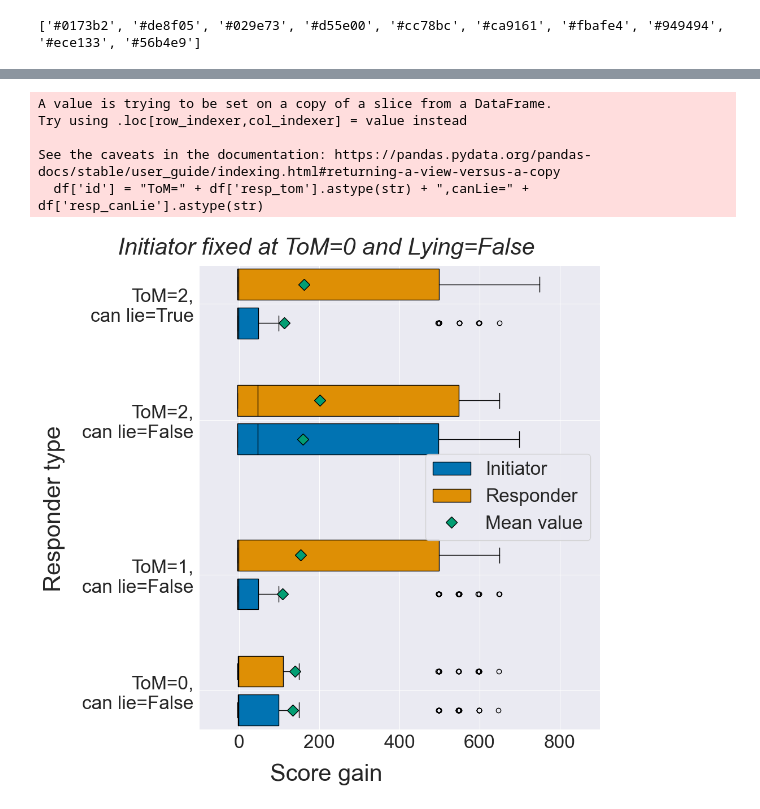
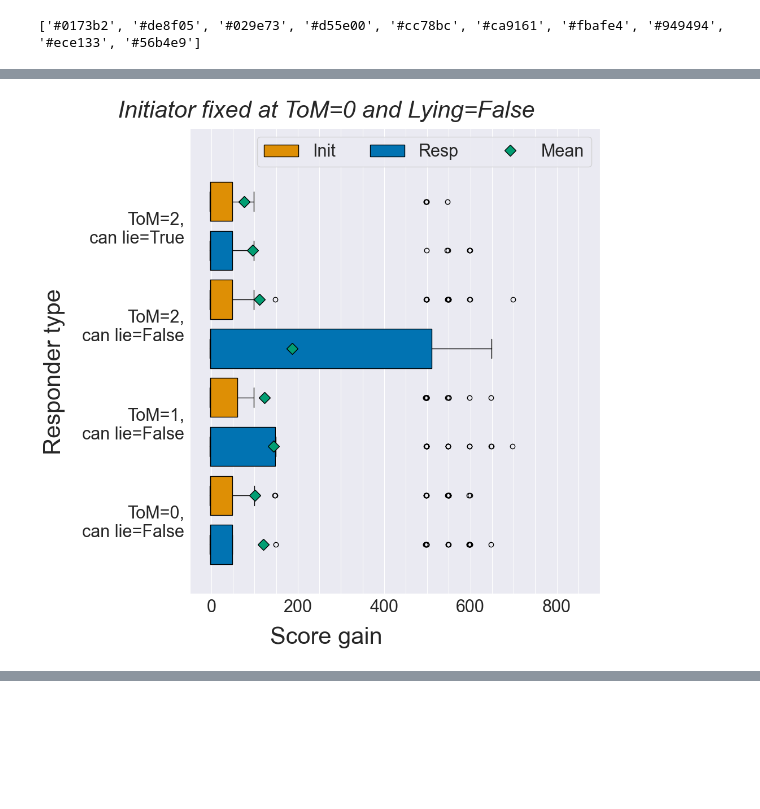
Before and after one commit to SverreBr/MasterThesis, a Jupyter notebook: py_src/visualization.ipynb, the cells around one changed output, grey strips where cells are left out. Saved outputs shown, nothing was run; the diff lists cells and outputs as text; code cells hidden in the pictures; blank space fills up the shorter version.

```diff
--- a/py_src/visualization.ipynb
+++ b/py_src/visualization.ipynb
@@ -34,6 +49,7 @@ for filename in os.listdir(directory):
 # %%
-
-av_data = data.groupby(["init_tom", "resp_tom", "init_canLie", "resp_canLie"]).mean()
+av_data = data.groupby(["init_tom", "resp_tom", "init_canSendMessages", "resp_canSendMessages", "init_canLie", "resp_canLie"]).mean()
 # data = data[data["outcome"]] only configure situations where there is a better outcome.
-data.head()
+pd.set_option('display.max_rows', None)
+print(av_data[["init_gain"]])
+# pd.reset_option('display.max_rows')
 # %% [output]
@@ -85,7 +109,7 @@ def make_box_plot(data, pos, ax):
     edge_colors = ["black", "black"]
 
     bp = ax.boxplot(data, patch_artist=True, notch=False, vert=0, showfliers=True,
-                    positions=pos, widths=bin_widths, showmeans=True, meanprops=meanpointprops)
+                    positions=pos, widths=BIN_WIDTH, showmeans=True, meanprops=meanpointprops)
 
     for element in ['whiskers', 'caps', 'medians', "boxes", 'fliers', 'means']:
         plt.setp(bp[element][0], color=edge_colors[0])
@@ -96,35 +120,41 @@ def make_box_plot(data, pos, ax):
 
     return bp
 
+
 def make_multiple_boxplots(df, y_label, title):
-    box_plot_list = []
+    plot_list = []
     for label_name in label_names:
-        box_plot_list.append([list(df[df["id"] == label_name]["init_gain"]),
-                              list(df[df["id"] == label_name]["resp_gain"])])
+        plot_list.append([list(df[df["id"] == label_name]["resp_gain"]),
+                          list(df[df["id"] == label_name]["init_gain"])])
 
     fig = plt.figure(figsize = figsize)
     ax = fig.add_subplot(111)
 
-    bp = make_box_plot(box_plot_list[0], [1,2], ax)
-    bp = make_box_plot(box_plot_list[1], [4,5], ax)
-    bp = make_box_plot(box_plot_list[2], [8,9], ax)
-    bp = make_box_plot(box_plot_list[3], [11,12], ax)
+    make_box_plot(plot_list[0], [Y_TICKS[0]-INNER_HALFSPACE, Y_TICKS[0]+INNER_HALFSPACE], ax)
+    make_box_plot(plot_list[1], [Y_TICKS[1]-INNER_HALFSPACE, Y_TICKS[1]+INNER_HALFSPACE], ax)
+    make_box_plot(plot_list[2], [Y_TICKS[2]-INNER_HALFSPACE, Y_TICKS[2]+INNER_HALFSPACE], ax)
+    bp = make_box_plot(plot_list[3], [Y_TICKS[3]-INNER_HALFSPACE, Y_TICKS[3]+INNER_HALFSPACE], ax)
 
-    ax.set_yticks([1.5, 4.5, 8.5, 11.5])
+    ax.set_yticks(Y_TICKS)
     ax.set_yticklabels(fig_label_names)
     ax.tick_params(axis='both', labelsize=TICK_SIZE)
     ax.set_xlim(left=LEFT_LIM, right=RIGHT_LIM)
-    plt.legend((bp['boxes'][0], bp['boxes'][1], bp['means'][0]), ("Initiator", "Responder", "Mean value"), fontsize=TICK_SIZE, loc="center right")
+    ax.set_ylim((None, ax.get_yticks()[-1] + 1))
+    ax.legend((bp['boxes'][1], bp['boxes'][0], bp['means'][0]), ("Init", "Resp", "Mean"), fontsize=TICK_SIZE, ncol=3, fancybox=True, loc="upper right")
+    ax.xaxis.grid(True, which="both")
+    ax.yaxis.grid(False, which="both")
+
 
     fig.supxlabel('Score gain', fontsize=LABEL_SIZE)
     fig.supylabel(y_label, x=0, fontsize=LABEL_SIZE)
     fig.suptitle(title, fontstyle='italic', fontsize=TITLE_SIZE)
     fig.tight_layout()
+    plt.minorticks_on()
 
 def make_boxplot_init(data, title):
     # https://www.geeksforgeeks.org/box-plot-in-python-using-matplotlib/
-    df = data[["resp_tom", "resp_canLie", "init_gain", "resp_gain"]]
-    df['id'] = "ToM=" + df['resp_tom'].astype(str) + ",canLie=" + df['resp_canLie'].astype(str)
+    df = data[["resp_tom", "resp_canLie", "init_gain", "resp_gain"]].copy()
+    df["id"] = df.apply(lambda x: "ToM=" + str(x['resp_tom']) + ",canLie=" + str(x['resp_canLie']), axis=1)
     df = df[["id", "init_gain", "resp_gain"]]
 
     make_multiple_boxplots(df, "Responder type", title)
@@ -139,0 +181,10 @@ def make_boxplot_resp(data, title):
+# %%
+df_init0 = data.loc[(data["init_tom"] == 0) & (data["init_canLie"] == False)]
+
+make_boxplot_init(df_init0, "Initiator fixed at ToM=0 and Lying=False")
+plt.savefig(figure_path + "savedfig_init0_" + ID + ".pdf")
+plt.show()
+
+df_init0.groupby(["init_tom", "resp_tom", "init_canSendMessages", "resp_canSendMessages", "init_canLie", "resp_canLie"])[["init_gain", "resp_gain"]].mean()
+# %% [output]
+[figure, added]
@@ -140,11 +209,5 @@ def make_boxplot_resp(data, title):
 # %%
-make_boxplot_init(df_init0, "Initiator fixed at ToM=0 and Lying=False")
-plt.savefig(figure_path + "savedfig_init0_" + ID + ".pdf")
+df_resp0 = data.loc[(data["resp_tom"] == 0) & (data["resp_canLie"] == False)]
+make_boxplot_resp(df_resp0, "Responder fixed at ToM=0 and Lying=False")
+plt.savefig(figure_path + "savedfig_resp0_" + ID + ".pdf")
 plt.show()
-# %% [output]
-A value is trying to be set on a copy of a slice from a DataFrame.
-Try using .loc[row_indexer,col_indexer] = value instead
-
-See the caveats in the documentation: https://pandas.pydata.org/pandas-docs/stable/user_guide/indexing.html#returning-a-view-versus-a-copy
-  df['id'] = "ToM=" + df['resp_tom'].astype(str) + ",canLie=" + df['resp_canLie'].astype(str)
-[figure, removed]
```
Also changed, not shown: parts of 18 cells of this notebook, 3 other files.
